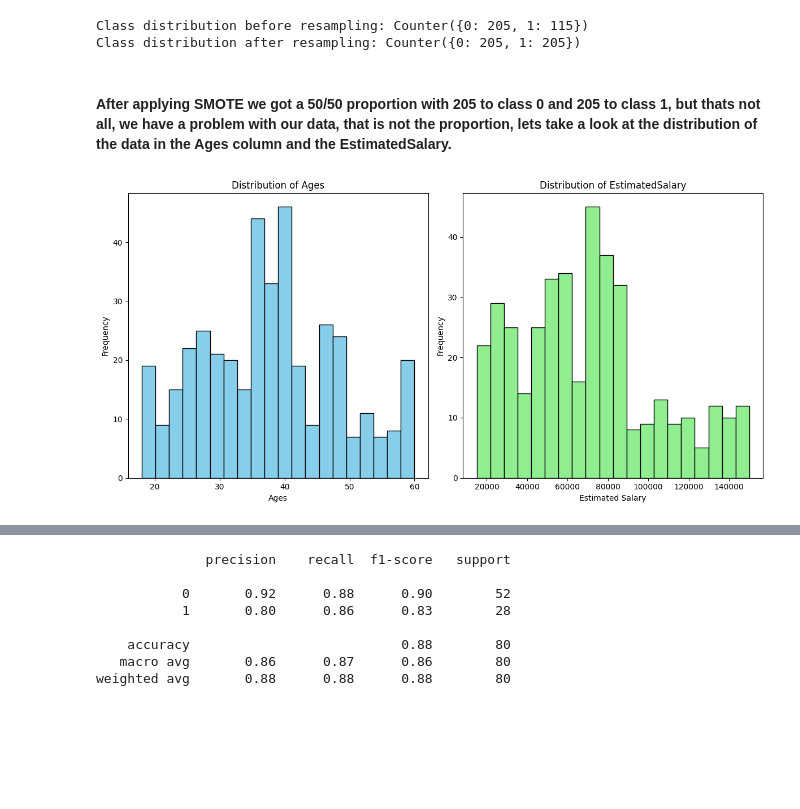
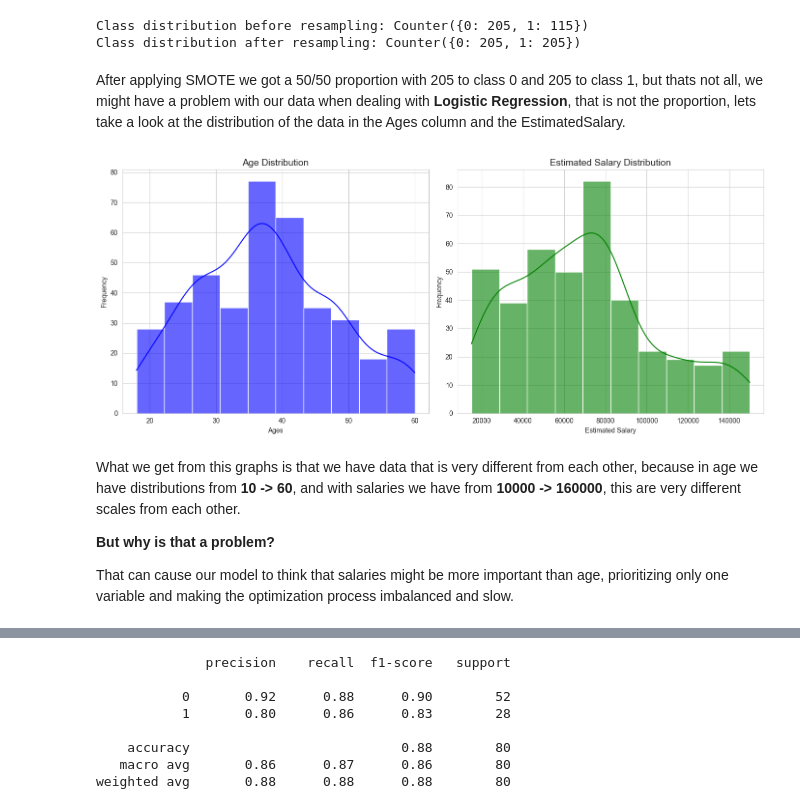
Before and after one commit to leo-areias/LogisticReg_study, a Jupyter notebook: Social_network_ads.ipynb, the cells around one changed output, grey strips where cells are left out. Saved outputs shown, nothing was run; the diff lists cells and outputs as text; code cells hidden in the pictures; blank space fills up the shorter version.

Commit message:
Finished model with markdown

```diff
--- a/Social_network_ads.ipynb
+++ b/Social_network_ads.ipynb
@@ -116,0 +112,15 @@ plt.show()
+# %%
+# Set plot style
+sns.set_style("whitegrid")
+
+# Create scatter plot with regression line
+plt.figure(figsize=(10, 6))
+sns.regplot(x=df["Age"], y=df["EstimatedSalary"], color="blue", scatter_kws={'alpha':0.6}, line_kws={'color':'red'})
+
+# Titles and labels
+plt.title("Regression Plot of Age vs. Estimated Salary", fontsize=14)
+plt.xlabel("Age", fontsize=12)
+plt.ylabel("Estimated Salary", fontsize=12)
+
+# Show the plot
+plt.show()
@@ -258,25 +343,33 @@ print("Class distribution after resampling:", Counter(y_train_res))
 Class distribution before resampling: Counter({0: 205, 1: 115})
 Class distribution after resampling: Counter({0: 205, 1: 205})
 # %% [markdown]
-#### After applying SMOTE we got a 50/50 proportion with 205 to class 0 and 205 to class 1, but thats not all, we have a problem with our data, that is not the proportion, lets take a look at the distribution of the data in the Ages column and the EstimatedSalary.
+After applying SMOTE we got a 50/50 proportion with 205 to class 0 and 205 to class 1, but thats not all, we might have a problem with our data when dealing with **Logistic Regression**, that is not the proportion, lets take a look at the distribution of the data in the Ages column and the EstimatedSalary.
 # %%
-plt.figure(figsize=(12, 6))
+# Set plot style
+sns.set_style("whitegrid")
 
-# Plot distribution of 'ages'
-plt.subplot(1, 2, 1)
-plt.hist(df['Age'], bins=20, color='skyblue', edgecolor='black')
-plt.title('Distribution of Ages')
-plt.xlabel('Ages')
-plt.ylabel('Frequency')
+# Create figure and axes
+fig, axes = plt.subplots(1, 2, figsize=(14, 6))
 
-# Plot distribution of 'EstimatedSalary'
-plt.subplot(1, 2, 2)
-plt.hist(df['EstimatedSalary'], bins=20, color='lightgreen', edgecolor='black')
-plt.title('Distribution of EstimatedSalary')
-plt.xlabel('Estimated Salary')
-plt.ylabel('Frequency')
+# Histogram for Ages
+sns.histplot(df["Age"], bins=10, kde=True, color="blue", alpha=0.6, ax=axes[0])
+axes[0].set_title("Age Distribution", fontsize=14)
+axes[0].set_xlabel("Ages")
+axes[0].set_ylabel("Frequency")
+
+# Histogram for Estimated Salary
+sns.histplot(df["EstimatedSalary"], bins=10, kde=True, color="green", alpha=0.6, ax=axes[1])
+axes[1].set_title("Estimated Salary Distribution", fontsize=14)
+axes[1].set_xlabel("Estimated Salary")
+axes[1].set_ylabel("Frequency")
 
 plt.tight_layout()
 plt.show()
 # %% [output]
-[figure, old version]
+[figure, new version]
+# %% [markdown]
+What we get from this graphs is that we have data that is very different from each other, because in age we have distributions from **10 -> 60**, and with salaries we have from **10000 -> 160000**, this are very different scales from each other.
+
+**But why is that a problem?**
+
+That can cause our model to think that salaries might be more important than age, prioritizing only one variable and making the optimization process imbalanced and slow.
```
Also changed, not shown: parts of 25 cells of this notebook, 1 other file.
